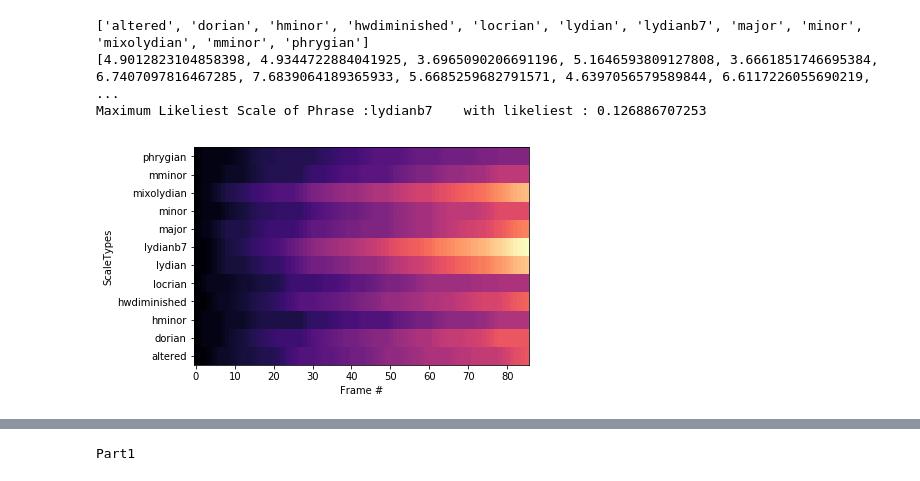
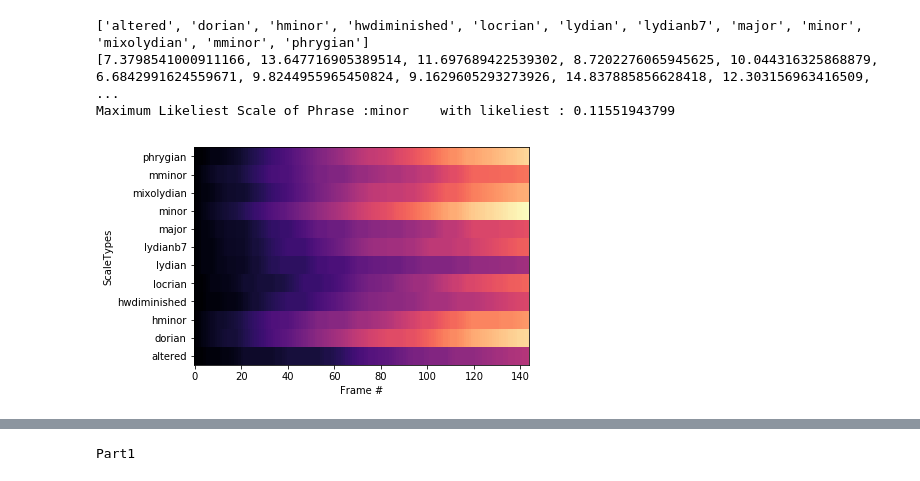
Before and after one commit to emirdemirel/Chord-ScaleDetection, a Jupyter notebook: maxlikelihood.ipynb, the cells around one changed output, grey strips where cells are left out. Cells and saved outputs as stored; diff of their text form; code cells hidden in the pictures.

```diff
--- a/maxlikelihood.ipynb
+++ b/maxlikelihood.ipynb
@@ -16,12 +16,12 @@ audioDir = 'audio/'
 annotationsDir = 'scale_annotations/'
 dataDir = 'data/'
 # %%
-VisualizeScaleLikelihoods('toprak_lydianb7',1,2)
+VisualizeScaleLikelihoods('toprak_minor',1,2)
 # %% [output]
 ['altered', 'dorian', 'hminor', 'hwdiminished', 'locrian', 'lydian', 'lydianb7', 'major', 'minor', 'mixolydian', 'mminor', 'phrygian']
-[4.9012823104858398, 4.9344722884041925, 3.6965090206691196, 5.1646593809127808, 3.6661851746695384, 6.7407097816467285, 7.6839064189365933, 5.6685259682791571, 4.6397056579589844, 6.6117226055690219, ...
-Maximum Likeliest Scale of Phrase :lydianb7    with likeliest : 0.126886707253
+[7.3798541000911166, 13.647716905389514, 11.697689422539302, 8.7202276065945625, 10.044316325868879, 6.6842991624559671, 9.8244955965450824, 9.1629605293273926, 14.837885856628418, 12.303156963416509, ...
+Maximum Likeliest Scale of Phrase :minor    with likeliest : 0.11551943799
-[figure, old version]
+[figure, new version]
 # %%
 fileDir = 'chord-scale_exercise/'
 singleFeatures = FeatureExtraction_single('scalesexercise_solo1.mp3',fileDir,params,'exercise.json')
```
Also changed, not shown: parts of 1 cell of this notebook.
